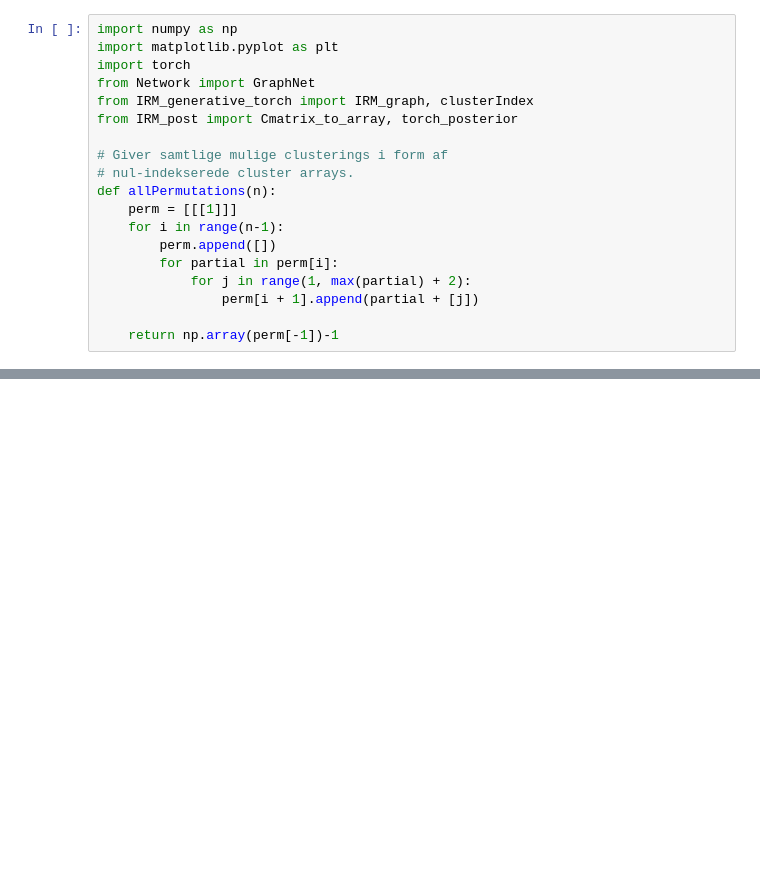
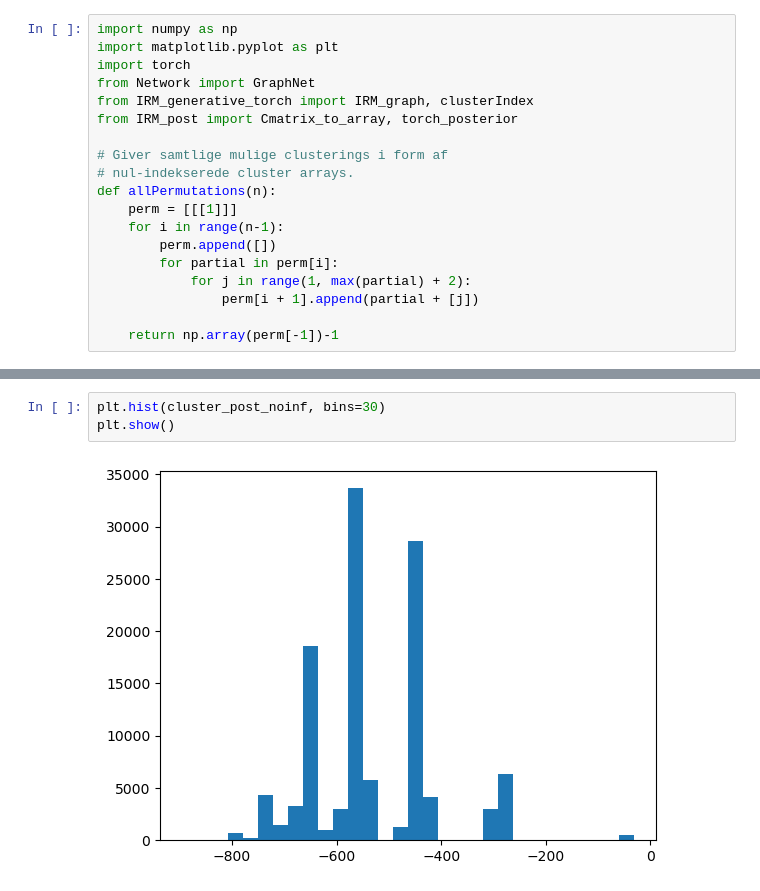
Before and after one commit to FabianScott/GFlowNetsA, a Jupyter notebook: GraphClustering/Network/BruteForceClustering.ipynb, the cells around one changed output, grey strips where cells are left out. Saved outputs shown, nothing was run; the diff lists cells and outputs as text; blank space fills up the shorter version.

```diff
--- a/GraphClustering/Network/BruteForceClustering.ipynb
+++ b/GraphClustering/Network/BruteForceClustering.ipynb
@@ -72,0 +111,5 @@ Top clusterings:
+# %%
+plt.hist(cluster_post_noinf, bins=30)
+plt.show()
+# %% [output]
+[figure, added]
```
Also changed, not shown: parts of 10 cells of this notebook.
